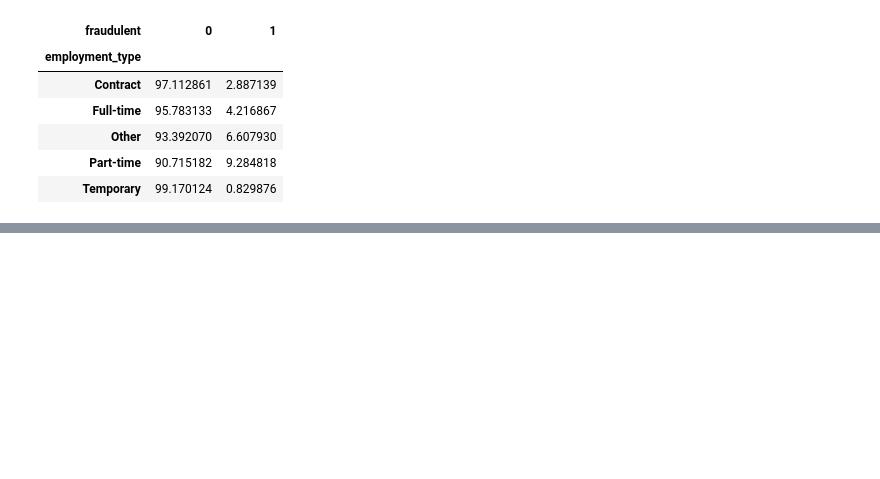
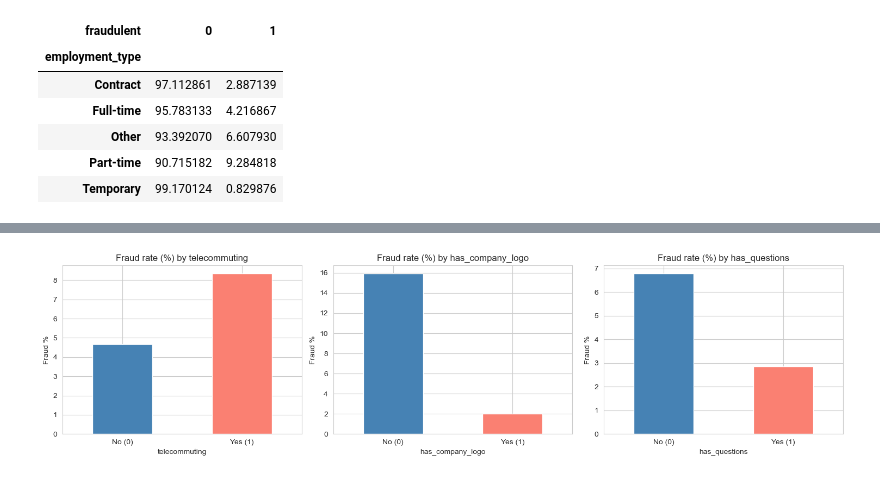
Before and after one commit to P2gohel/MSc-Data-science-Fraud-Job-Detection, a Jupyter notebook: Notebook/EDA.ipynb, the cells around one changed output, grey strips where cells are left out. Drawn from its saved outputs; the diff is of its cells as text; code cells hidden in the pictures; blank space fills up the shorter version.

```diff
--- a/Notebook/EDA.ipynb
+++ b/Notebook/EDA.ipynb
@@ -165,0 +169,17 @@ plt.show()
+# %%
+# check fraud rate for each binary column
+binary_features = ['telecommuting', 'has_company_logo', 'has_questions']
+
+fig, axes = plt.subplots(1, 3, figsize=(15, 4))
+for i, col in enumerate(binary_features):
+    rates = df.groupby(col)['fraudulent'].mean() * 100   # mean of 0/1 = fraud rate
+    rates.plot(kind='bar', ax=axes[i], color=['steelblue', 'salmon'])
+    axes[i].set_title(f'Fraud rate (%) by {col}')
+    axes[i].set_ylabel('Fraud %')
+    axes[i].set_xticklabels(['No (0)', 'Yes (1)'], rotation=0)
+
+plt.tight_layout()
+plt.savefig('../Output/04_fraud_rate_binary.png', dpi=150, bbox_inches='tight')
+plt.show()
+# %% [output]
+[figure, added]
```
Also changed, not shown: parts of 7 cells of this notebook.
